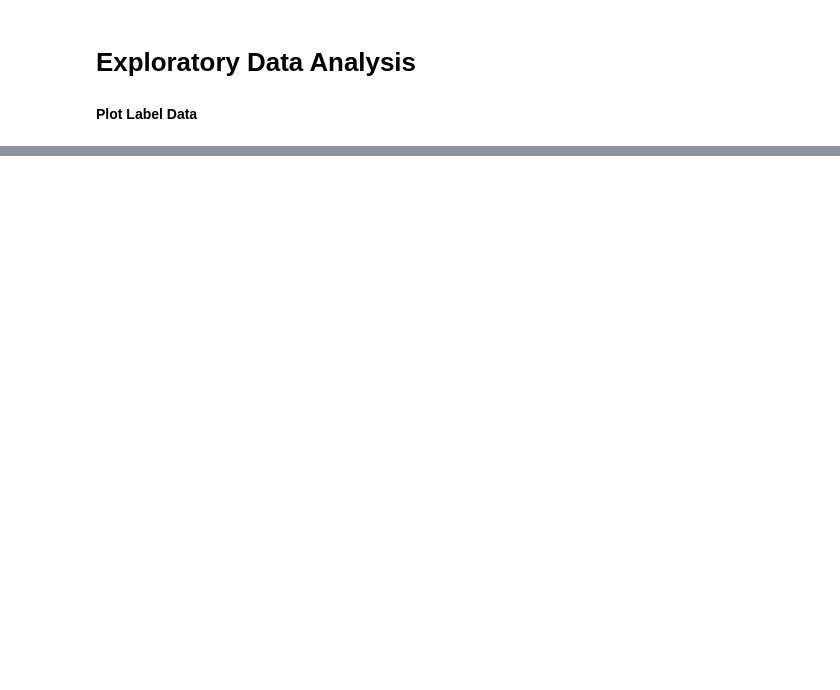
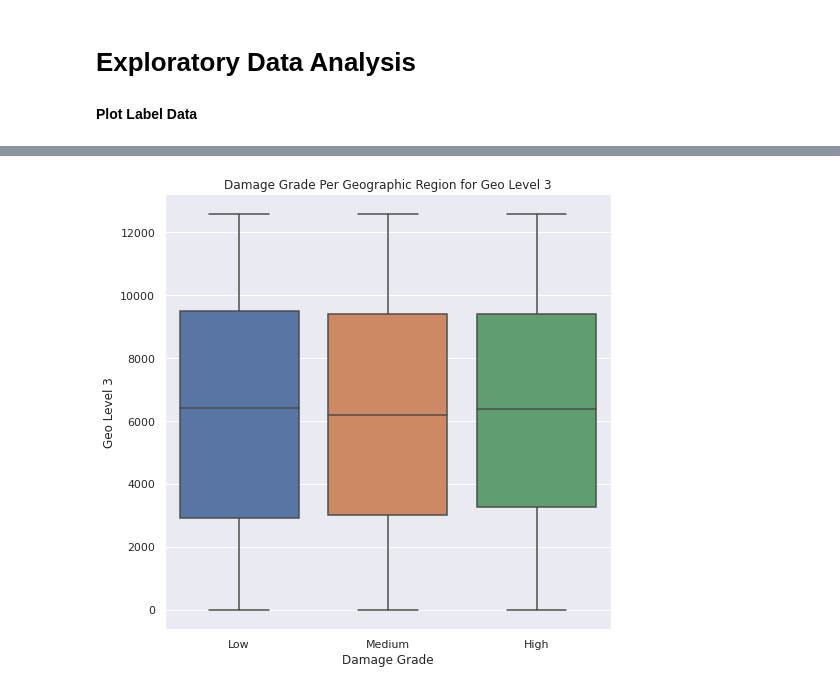
Before and after one commit to ReynaraEzra/Richter-Earthquake-Prediction, a Jupyter notebook: Richter_Prediction_Part1.ipynb, the cells around one changed output, grey strips where cells are left out. Cells and saved outputs as stored; diff of their text form; code cells hidden in the pictures; blank space fills up the shorter version.

```diff
--- a/Richter_Prediction_Part1.ipynb
+++ b/Richter_Prediction_Part1.ipynb
@@ -354,0 +349,4 @@ time: 302 ms (started: 2021-08-10 09:11:10 +00:00)
+# %%
+plot_box(train, 'geo_level_3_id', 'Geo Level 3','Damage Grade Per Geographic Region for Geo Level 3')
+# %% [output]
+[figure, added]
```
Also changed, not shown: parts of 30 cells of this notebook.
